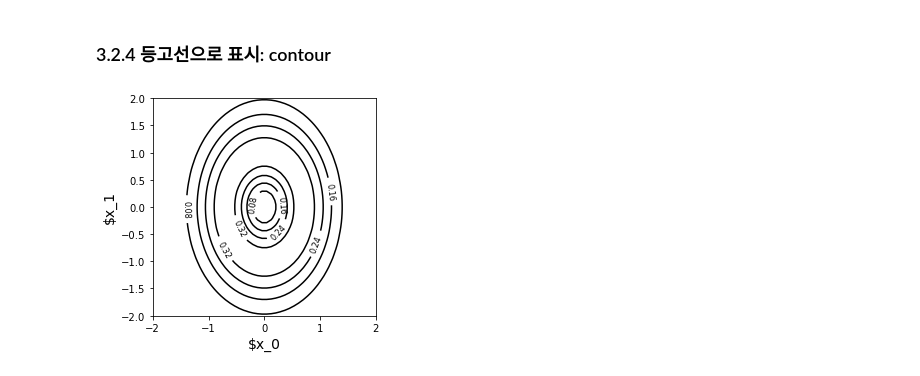
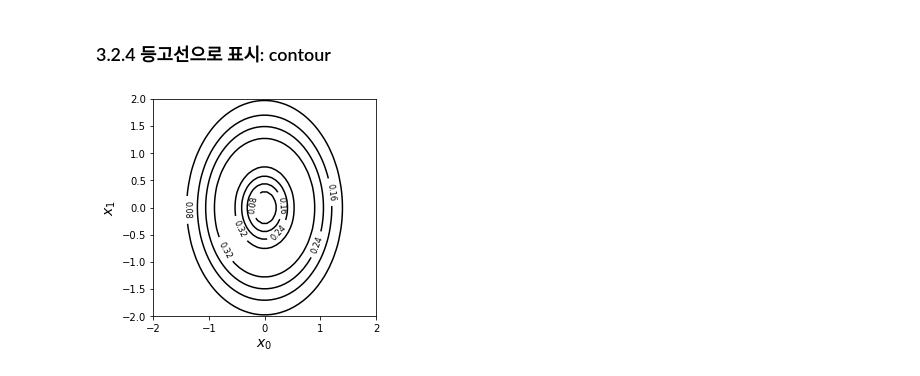
Before and after one commit to led156/study_python-AI, a Jupyter notebook: 파이썬으로 배우는 머신러닝의 교과서/chap3.ipynb, the cells around one changed output. Drawn from its saved outputs; the diff is of its cells as text; code cells hidden in the pictures.

```diff
--- a/파이썬으로 배우는 머신러닝의 교과서/chap3.ipynb
+++ b/파이썬으로 배우는 머신러닝의 교과서/chap3.ipynb
@@ -186,20 +186,20 @@ plt.show()
 # %%
 xn = 50 # 해상도 50x50 설정.
 x0 = np.linspace(-2, 2, xn)
 x1 = np.linspace(-2, 2, xn)
 
 y = np.zeros((len(x0), len(x1)))
 for i0 in range(xn):
     for i1 in range(xn):
         y[i1, i0] = f3(x0[i0], x1[i1])
 
 xx0, xx1 = np.meshgrid(x0, x1)
 
 plt.figure(1, figsize=(4,4))
 cont = plt.contour(xx0, xx1, y, 5, colors='black') # 등고선 플롯 작성. 높이 단계 : 5 -> 반환.
 cont.clabel(fmt='%3.2f', fontsize=8) # 등고선에 숫자 지정.
-plt.xlabel('$x_0', fontsize=14)
-plt.ylabel('$x_1', fontsize=14)
+plt.xlabel('$x_0$', fontsize=14)
+plt.ylabel('$x_1$', fontsize=14)
 plt.show()
 # %% [output]
-[figure, old version]
+[figure, new version]
```
